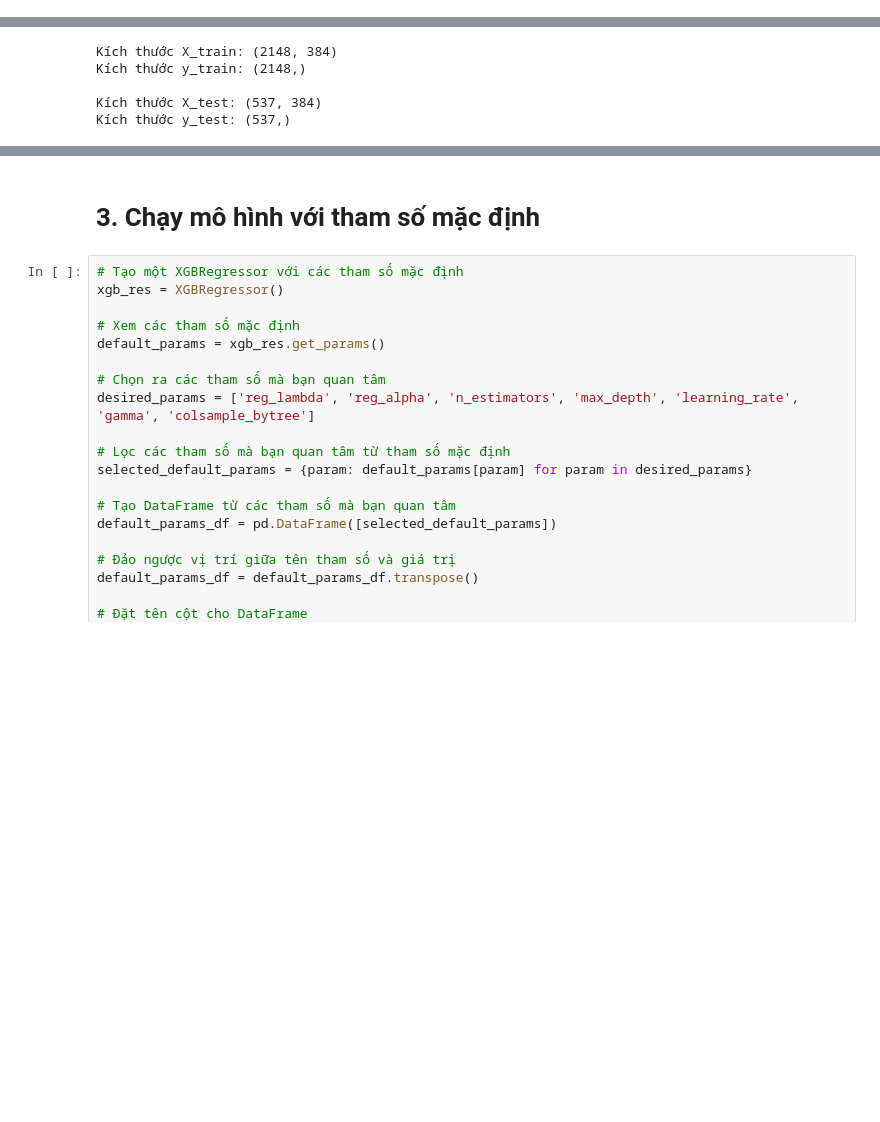
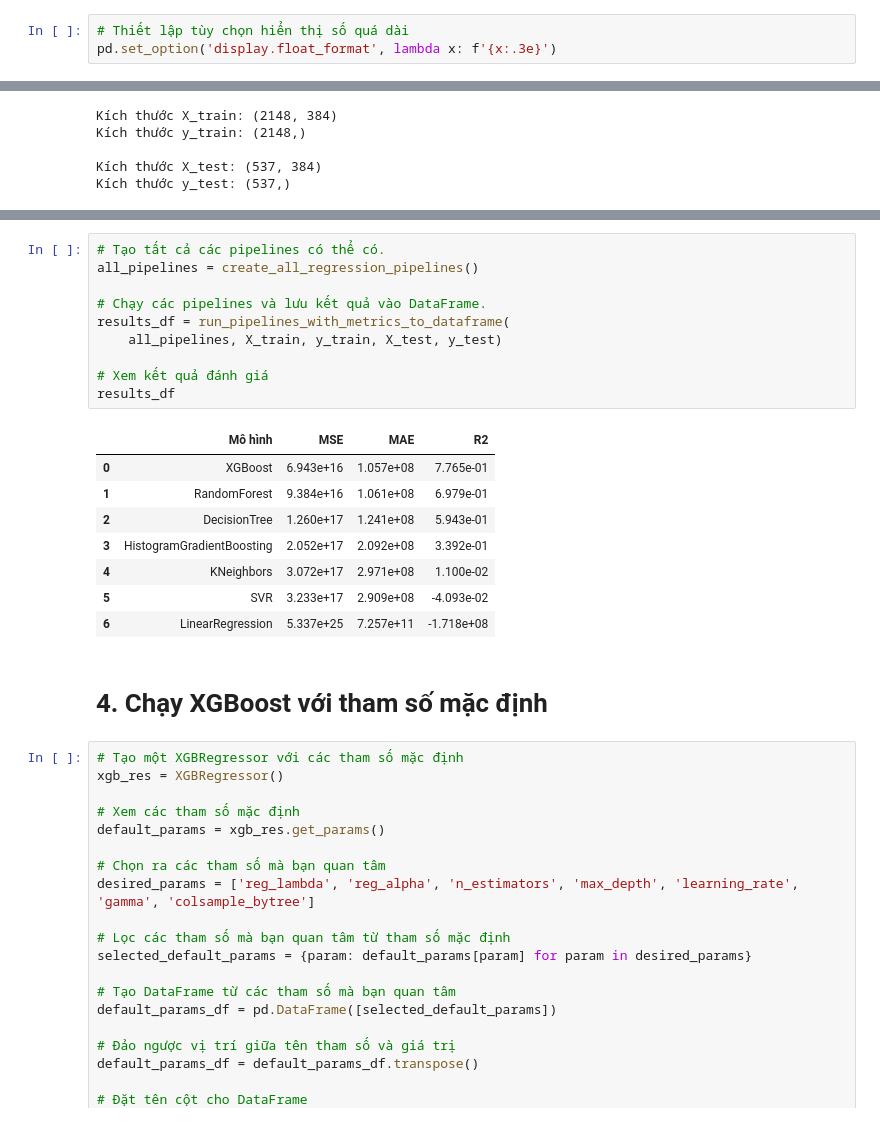
Before and after one commit to pahopu/IE224_CarPricePrediction, a Jupyter notebook: sources/model.ipynb, the cells around one changed output, grey strips where cells are left out. Saved outputs shown, nothing was run; the diff lists cells and outputs as text; blank space fills up the shorter version.

```diff
--- a/sources/model.ipynb
+++ b/sources/model.ipynb
@@ -17,6 +30,9 @@ from sklearn.model_selection import (KFold,
 from sklearn.metrics import (mean_squared_error,
                              mean_absolute_error,
                              r2_score)
+# %%
+# Thiết lập tùy chọn hiển thị số quá dài
+pd.set_option('display.float_format', lambda x: f'{x:.3e}')
 # %% [markdown]
 # 1.&nbsp;Đọc dữ liệu
 # %%
@@ -69,5 +219,24 @@ Kích thước y_test: (537,)
+# %%
+# Tạo tất cả các pipelines có thể có.
+all_pipelines = create_all_regression_pipelines()
+
+# Chạy các pipelines và lưu kết quả vào DataFrame.
+results_df = run_pipelines_with_metrics_to_dataframe(
+    all_pipelines, X_train, y_train, X_test, y_test)
+
+# Xem kết quả đánh giá
+results_df
+# %% [output]
+|  | Mô hình | MSE | MAE | R2 |
+| 0 | XGBoost | 6.943e+16 | 1.057e+08 | 7.765e-01 |
+| 1 | RandomForest | 9.384e+16 | 1.061e+08 | 6.979e-01 |
+| 2 | DecisionTree | 1.260e+17 | 1.241e+08 | 5.943e-01 |
+| 3 | HistogramGradientBoosting | 2.052e+17 | 2.092e+08 | 3.392e-01 |
+| 4 | KNeighbors | 3.072e+17 | 2.971e+08 | 1.100e-02 |
+| 5 | SVR | 3.233e+17 | 2.909e+08 | -4.093e-02 |
+| 6 | LinearRegression | 5.337e+25 | 7.257e+11 | -1.718e+08 |
 # %% [markdown]
-# 3.&nbsp;Chạy mô hình với tham số mặc định
+# 4.&nbsp;Chạy XGBoost với tham số mặc định
 # %%
 # Tạo một XGBRegressor với các tham số mặc định
 xgb_res = XGBRegressor()
```
Also changed, not shown: parts of 12 cells of this notebook, 7 other files.
